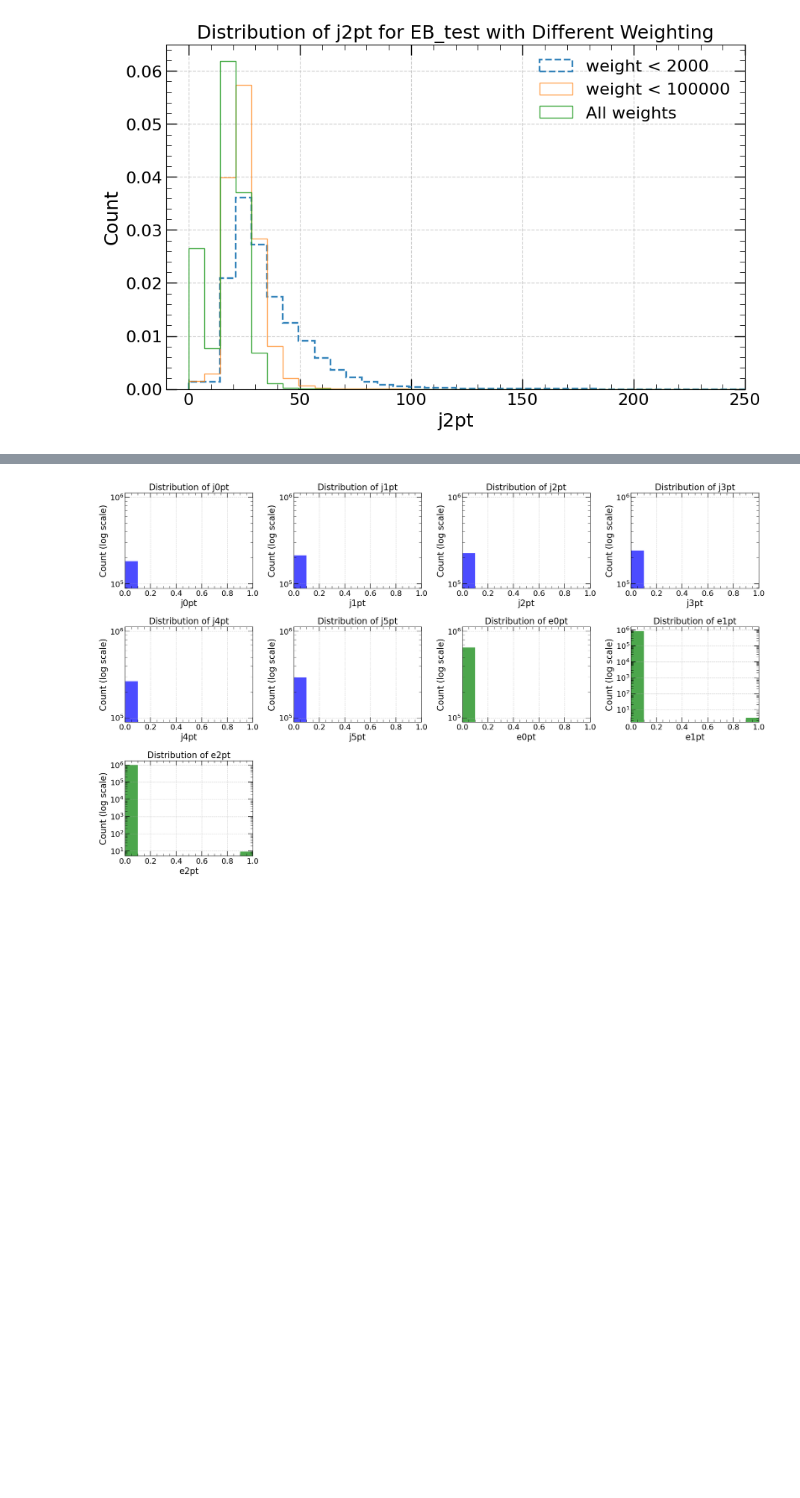
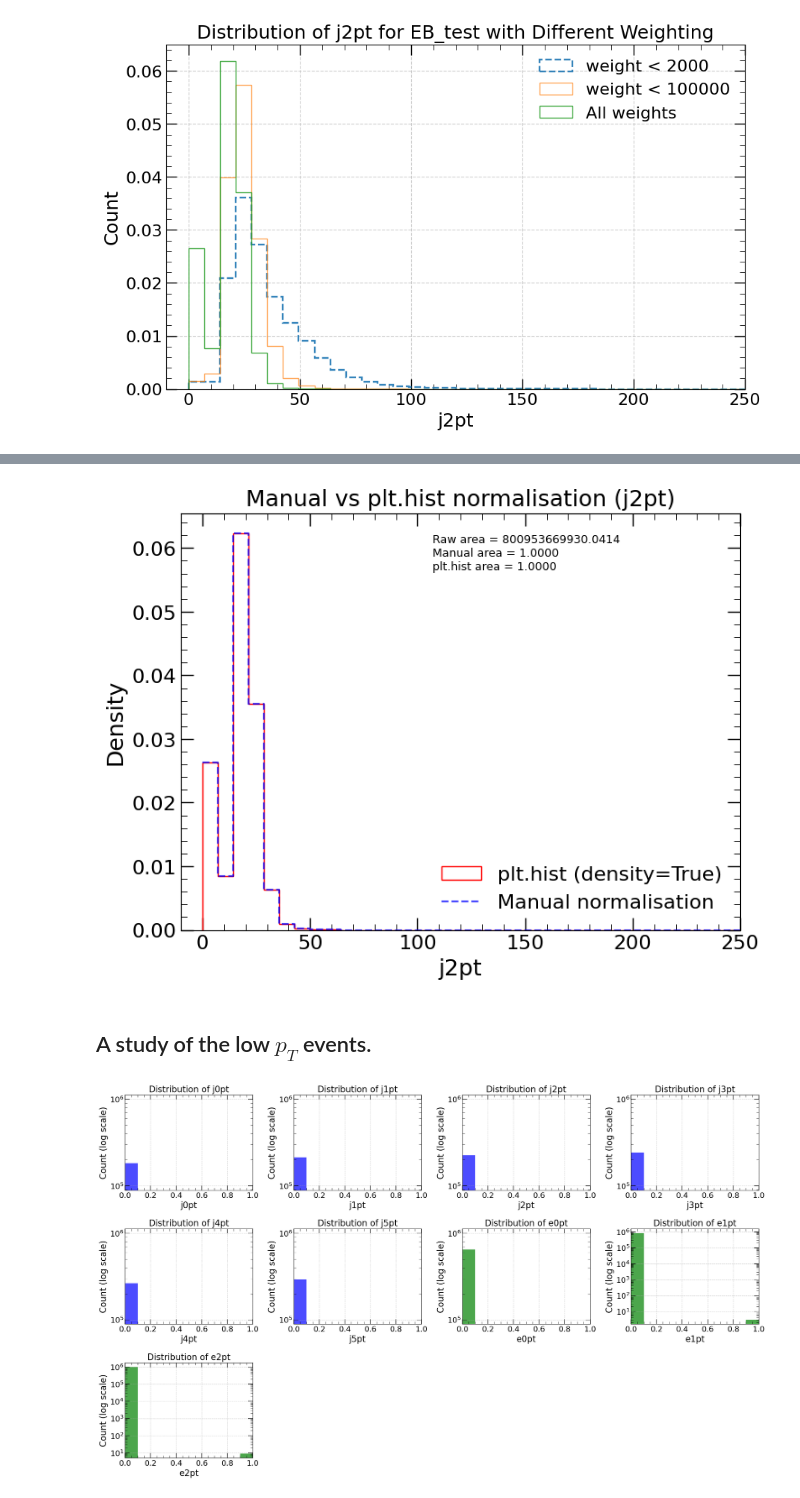
Before and after one commit to raktim711/AIMS-project---Anomaly-Detection, a Jupyter notebook: WeightStudy.ipynb, the cells around one changed output, grey strips where cells are left out. Saved outputs shown, nothing was run; the diff lists cells and outputs as text; code cells hidden in the pictures; blank space fills up the shorter version.

```diff
--- a/WeightStudy.ipynb
+++ b/WeightStudy.ipynb
@@ -891,3 +895,79 @@ plot_weighted_distributions(combined_hlt_df[combined_hlt_df['weight'] < 2000], '
+# %%
+# Filter data
+df = combined_hlt_df[combined_hlt_df['target'] == 'EB_test']
+
+x = df['j2pt'].values
+weights = df['weight'].values
+
+# Define histogram bins (same for both methods)
+bins = np.linspace(np.min(x), np.max(x), 100)
+
+# --- Manual normalization ---
+# Step 1: Weighted counts per bin
+counts, bin_edges = np.histogram(x, bins=bins, weights=weights)
+
+# Step 2: Compute total weighted sum and bin widths
+total_weight = np.sum(weights)
+bin_widths = np.diff(bin_edges)
+
+raw_area = np.sum(counts * bin_widths)
+
+# Step 3: Convert to density
+# Equivalent to plt.hist(..., density=True, weights=weights)
+manual_density = counts / (total_weight * bin_widths)
+
+# --- Area check (should be ~1) ---
+manual_area = np.sum(manual_density * bin_widths)
+
+plt.figure(figsize=(8, 6))
+
+# --- Reference: Matplotlib normalization ---
+plt_counts, plt_bins, _ = plt.hist(
+    x,
+    bins=bins,
+    weights=weights,
+    density=True,
+    histtype='step',
+    color='red',
+    label='plt.hist (density=True)',
+)
+
+plt_area = np.sum(plt_counts * np.diff(plt_bins))
+
+# --- Plot both ---
+plt.step(
+    bin_edges[:-1],          # start at left edges, not midpoints
+    manual_density,
+    where='post',            # matches plt.hist(histtype='step')
+    color='blue',
+    alpha = 0.7,
+    linestyle='--',
+    label='Manual normalisation'
+)
+
+plt.xlim(-10,250)
+plt.xlabel('j2pt')
+plt.ylabel('Density')
+plt.title('Manual vs plt.hist normalisation (j2pt)')
+plt.legend()
+
+# Print the areas on the plot
+plt.text(
+    0.45, 0.95,
+    f"Raw area = {raw_area:.4f}\n"
+    f"Manual area = {manual_area:.4f}\n"
+    f"plt.hist area = {plt_area:.4f}",
+    transform=plt.gca().transAxes,
+    va='top', ha='left',
+    bbox=dict(facecolor='white', alpha=0.7, edgecolor='none'),
+    fontsize=9
+)
+
+plt.show()
+# %% [output]
+[figure, added]
+# %% [markdown]
+## A study of the low $p_T$ events.
 # %%
 def plot_pt_distributions_with_limits(df, columns_to_plot, x_limit, log_y=False, value_limit=None):
     """
```
Also changed, not shown: parts of 5 cells of this notebook.
